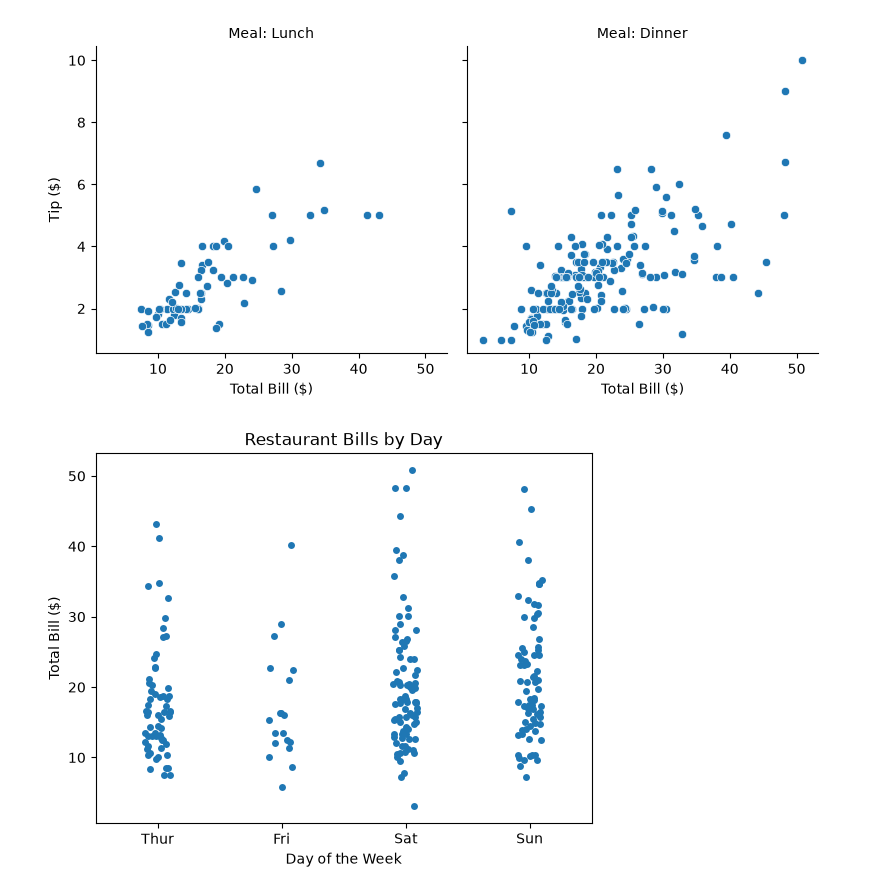
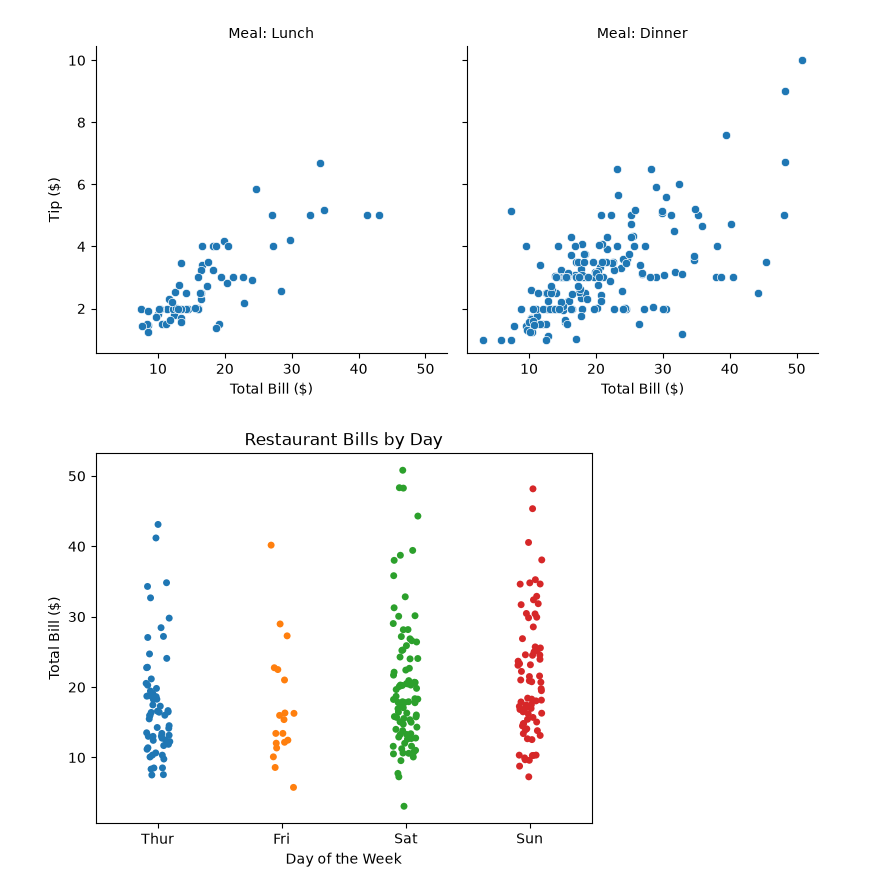
Before and after one commit to Aryanbhayji/Seaborn-library, a Jupyter notebook: main.ipynb, the cells around one changed output. Cells and saved outputs as stored; diff of their text form; code cells hidden in the pictures.

```diff
--- a/main.ipynb
+++ b/main.ipynb
@@ -340,22 +340,23 @@ plt.show()
 # %%
 
 import seaborn as sns
 import matplotlib.pyplot as plt
 
 
 df = sns.load_dataset("tips")
 
 sns.stripplot(
     data=df,
     x="day",
     y="total_bill",
+    hue="day",
     jitter=True,
     size=5
 )
 
 plt.title("Restaurant Bills by Day")
 plt.xlabel("Day of the Week")
 plt.ylabel("Total Bill ($)")
 plt.show()
 # %% [output]
-[figure, old version]
+[figure, new version]
```
Also changed, not shown: parts of 3 cells of this notebook.
